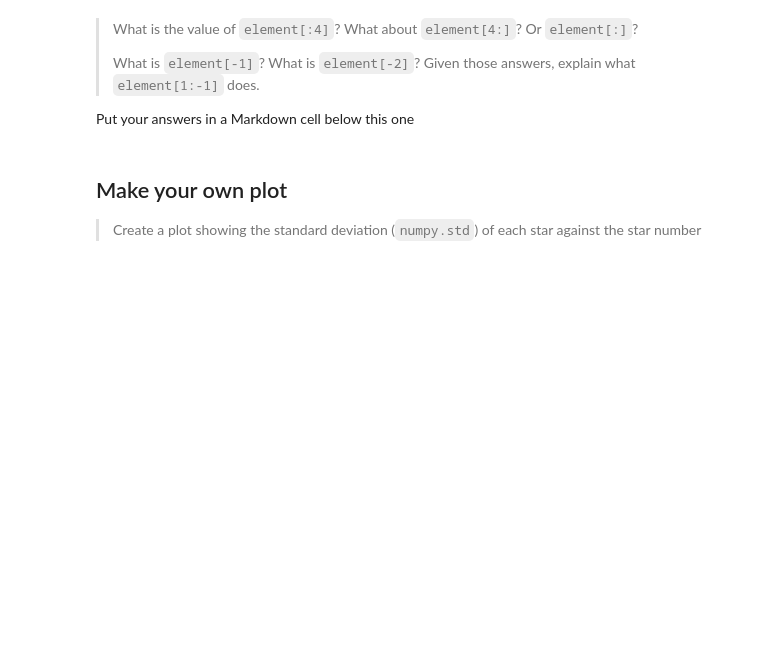
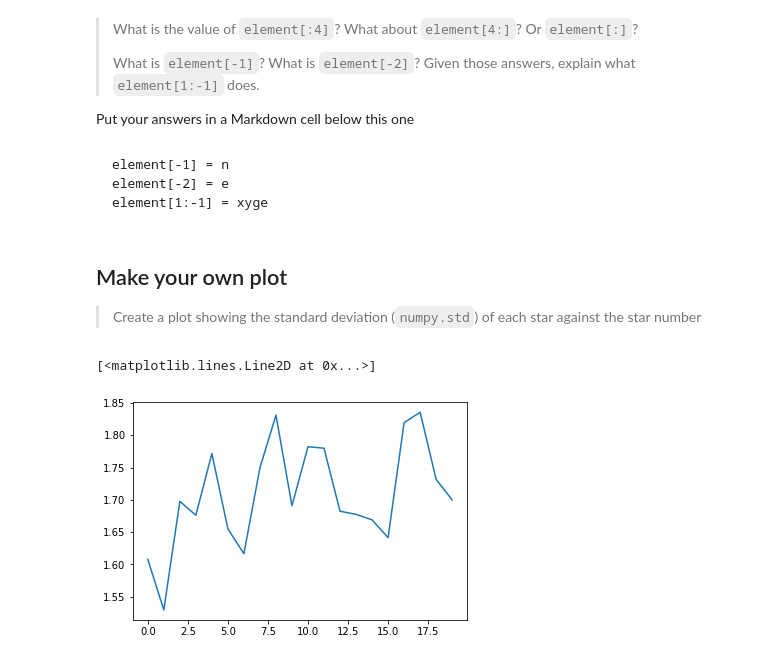
Before and after one commit to keflavich/python-bootcamp, a Jupyter notebook: pybootcamp-part2/01-numpy.ipynb, the cells around one changed output. Cells and saved outputs as stored; diff of their text form; code cells hidden in the pictures; blank space fills up the shorter version.

````diff
--- a/pybootcamp-part2/01-numpy.ipynb
+++ b/pybootcamp-part2/01-numpy.ipynb
@@ -350,6 +486,12 @@ print ('last three characters:', element[3:6])
 > explain what `element[1:-1]` does.
 
 Put your answers in a Markdown cell below this one
+# %% [markdown]
+```
+element[-1] = n
+element[-2] = e
+element[1:-1] = xyge
+```
 # %% [markdown]
 <section class="challenge panel panel-success">
 <div class="panel-heading">
@@ -358,3 +500,9 @@ Put your answers in a Markdown cell below this one
 </section>
 
 >Create a plot showing the standard deviation (`numpy.std`) of each star against the star number
+# %%
+stddevs = np.std(data, axis=1)
+matplotlib.pyplot.plot(stddevs)
+# %% [output]
+[<matplotlib.lines.Line2D at 0x...>]
+[figure, added]
````
Also changed, not shown: parts of 30 cells of this notebook, 2 other files.
